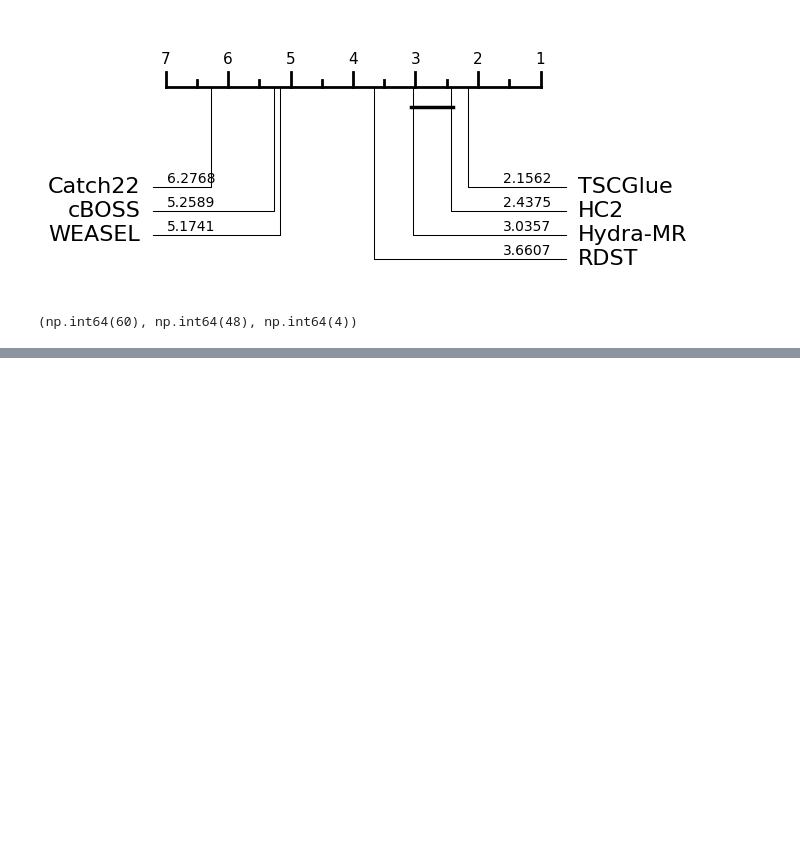
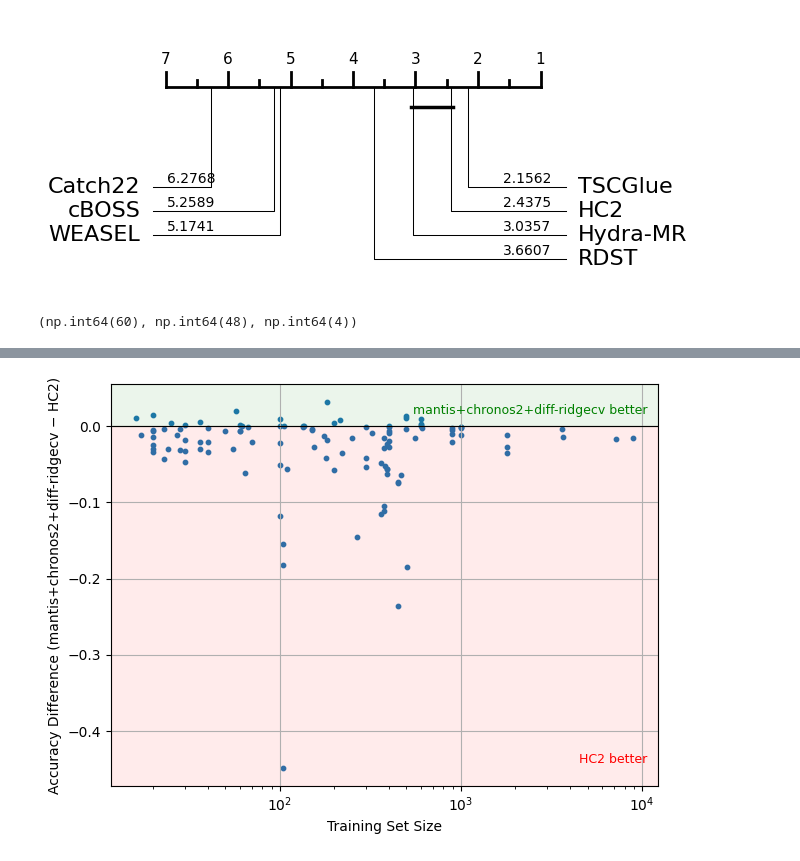
Before and after one commit to gasperpetelin/TSCGlue, a Jupyter notebook: notebooks/bakeoff.ipynb, the cells around one changed output, grey strips where cells are left out. Drawn from its saved outputs; the diff is of its cells as text; code cells hidden in the pictures; blank space fills up the shorter version.

```diff
--- a/notebooks/bakeoff.ipynb
+++ b/notebooks/bakeoff.ipynb
@@ -320,0 +346,4 @@ plot_acc_diff_vs_size(df_performance_full, 'loky-stacker-v10-base-2x', 'HC2')
+# %%
+plot_acc_diff_vs_size(df_performance_full, 'mantis+chronos2+diff-ridgecv', 'HC2')
+# %% [output]
+[figure, added]
```
Also changed, not shown: parts of 14 cells of this notebook, 27 other files.
